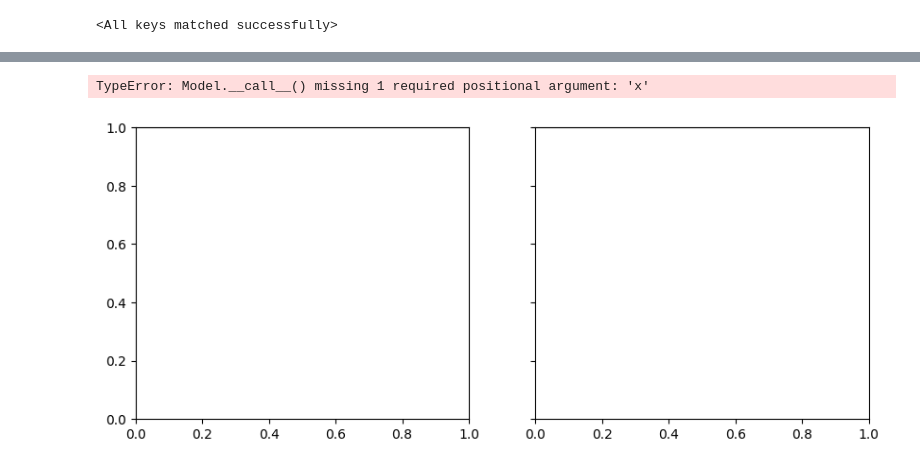
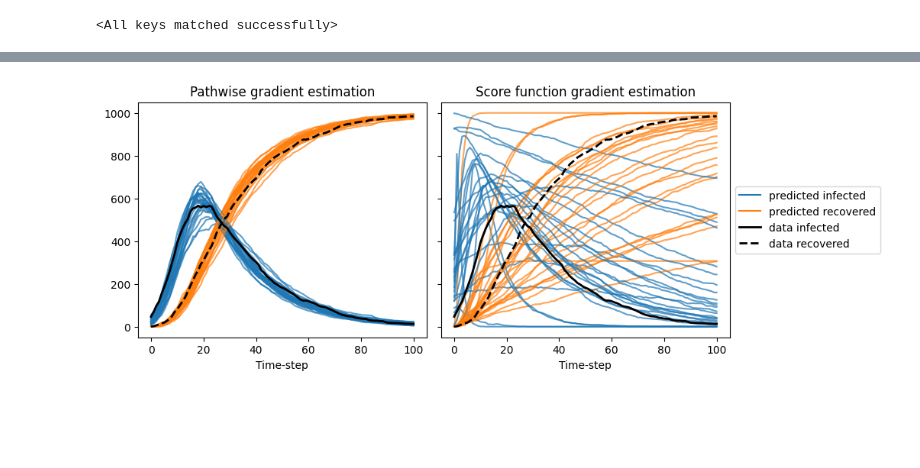
Before and after one commit to arnauqb/blackbirds, a Jupyter notebook: examples/score_vs_pathwise_gradient.ipynb, the cells around one changed output, grey strips where cells are left out. Cells and saved outputs as stored; diff of their text form; code cells hidden in the pictures; blank space fills up the shorter version.

```diff
--- a/examples/score_vs_pathwise_gradient.ipynb
+++ b/examples/score_vs_pathwise_gradient.ipynb
@@ -93,30 +93,29 @@ pygtc.plotGTC(chains=[samples_pw, samples_score], figureSize=8, truths = true_pa
 # %%
 # compare the predictions to the synthetic data:
 
 f, ax = plt.subplots(1, 2, figsize=(10,4), sharex=True, sharey=True)
 alpha=0.7
 
 for i in range(25):
     with torch.no_grad():
-        sim_sir_pw = sir(calibrator_pathwise.posterior_estimator.sample(1)[0][0])
+        sim_sir_pw = sir.run_and_observe(calibrator_pathwise.posterior_estimator.sample(1)[0][0])
         ax[0].plot(sim_sir_pw[0].numpy(), color = "C0", alpha=alpha)
         ax[0].plot(sim_sir_pw[1].numpy(), color = "C1", alpha=alpha)
-        sim_sir_score = sir(calibrator_score.posterior_estimator.sample(1)[0][0])
+        sim_sir_score = sir.run_and_observe(calibrator_score.posterior_estimator.sample(1)[0][0])
         ax[1].plot(sim_sir_score[0].numpy(), color = "C0", alpha=alpha)
         ax[1].plot(sim_sir_score[1].numpy(), color = "C1", alpha=alpha)
 
 ax[1].plot([], [], color = "C0", label = "predicted infected")
 ax[1].plot([], [], color = "C1", label = "predicted recovered")
 for i in range(2):
     ax[i].plot(true_data[0], color = "black", linewidth=2, label = "data infected")
     ax[i].plot(true_data[1], color = "black", linewidth=2, label = "data recovered", linestyle="--")
     ax[i].set_xlabel("Time-step")
 
 ax[0].set_title("Pathwise gradient estimation")
 ax[1].set_title("Score function gradient estimation")
 
 ax[1].legend(loc="center left", bbox_to_anchor=(1,0.5))
 plt.subplots_adjust(wspace=0.05, hspace=0.05)
 # %% [output]
-TypeError: Model.__call__() missing 1 required positional argument: 'x'
-[figure, old version]
+[figure, new version]
```
Also changed, not shown: parts of 5 cells of this notebook, 7 other files.
